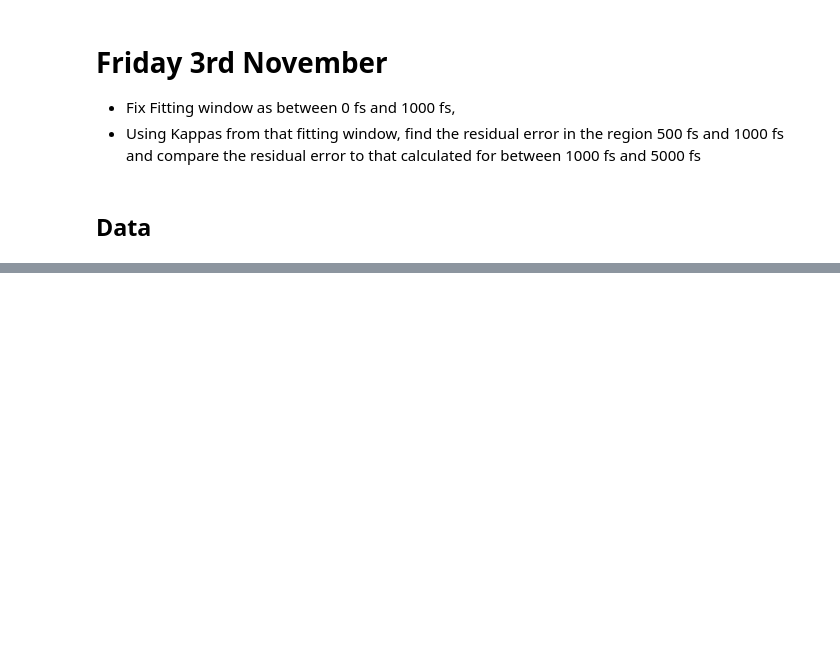
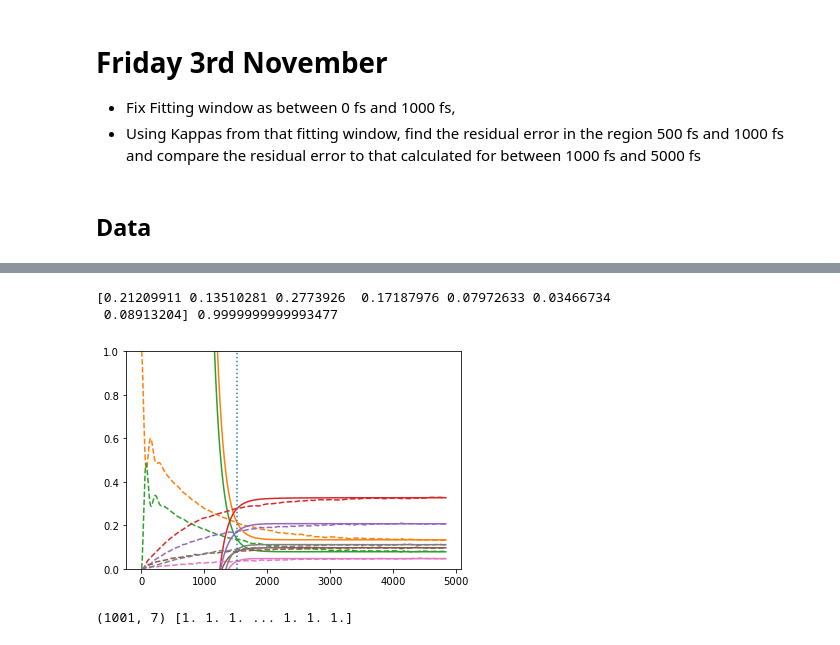
Before and after one commit to chloe-cyc/Part-II, a Jupyter notebook: MASH_optimization/t_1_2_Testing/new_method.ipynb, the cells around one changed output, grey strips where cells are left out. Saved outputs shown, nothing was run; the diff lists cells and outputs as text; code cells hidden in the pictures; blank space fills up the shorter version.

Commit message:
Added code for calculating full rms, for full train, extrapolation, half train using new function + data files

```diff
--- a/MASH_optimization/t_1_2_Testing/new_method.ipynb
+++ b/MASH_optimization/t_1_2_Testing/new_method.ipynb
@@ -40,7 +47,7 @@ def residual_kappaonly(kappa):
 # Data
 # %%
 column_names = ["Time"]
-site_data_path = "/u/dem/kebl6911/Part-II/MASH_optimization/Data/mash_site300K.dat"
+site_data_path = "../Data/mash_site300K.dat"
 for i in range(1,8):
     column_names.append(str(i))
 site_df = pd.read_csv(site_data_path, delimiter=" ", names=column_names)
@@ -316,0 +643,54 @@ plt.show()
+# %%
+data = site_df[site_df["Time"]<=t2]
+start_to_t2= data.values #DF to NP
+start_to_t2 = start_to_t2[start_to_t2[:,0]>=t0]
+t1_to_t2_full = start_to_t2[start_to_t2[:,0]>=t1]
+
+t0_to_t2_time = start_to_t2[:,0]
+t0_to_t2_pop = start_to_t2[:,1:]
+
+t2_to_t3_full = site_eq[site_eq[:,0]>=t2]
+t2_to_t3_pop = t2_to_t3_full[:,1:]
+t2_to_t3_time = t2_to_t3_full[:,0]
+
+p_zero = t0_to_t2_pop[-1]
+# p_zero = save_p1s[idx][1:]
+# %%
+print(p_zero,np.sum(p_zero))
+# %% [output]
+[0.21209911 0.13510281 0.2773926  0.17187976 0.07972633 0.03466734
+ 0.08913204] 0.9999999999993477
+# %%
+#Forwards population from t2
+time_size = len(t2_to_t3_time)
+r_matrix = matkappa_matr(kappa_curr)
+expm_rt = expm(r_matrix*del_t_val)
+pop = p_model(expm_rt, p_zero)
+
+#Back popualtion from t2
+time_size = len(t0_to_t2_time)
+expm_rt = expm(r_matrix*-del_t_val)
+pop_back = p_model(expm_rt, p_zero)
+pop_back = pop_back[::-1]
+
+pop_back = np.column_stack((t0_to_t2_time,pop_back))
+pop = np.column_stack((t2_to_t3_time, pop))
+
+pop_full = np.vstack((pop_back,pop))
+# %%
+site_data = np.loadtxt(site_data_path)
+
+for i, column_name in enumerate(column_names[1:], start=1):
+    c = "C%i"%i
+    plt.plot(site_data[:,0], site_data[:,i],"--", label=column_name, color=c)
+    plt.plot(pop_full[:,0], pop_full[:,i], "-",color=c)
+
+plt.ylim(0,1.)
+plt.axvline(x=t2, linestyle = ":")
+plt.show()
+# %% [output]
+[figure, added]
+# %%
+print(pop_full[:,1:].shape,np.sum(pop_full[:,1:],axis=1))
+# %% [output]
+(1001, 7) [1. 1. 1. ... 1. 1. 1.]
```
Also changed, not shown: parts of 18 cells of this notebook, 25 other files.
